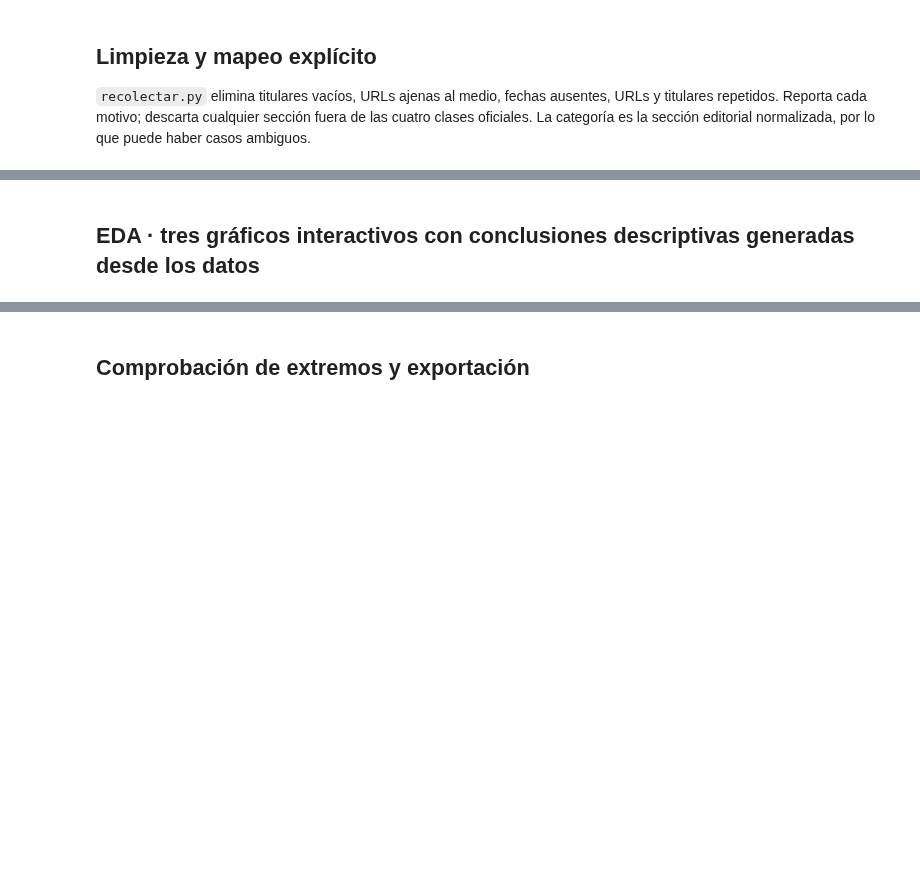
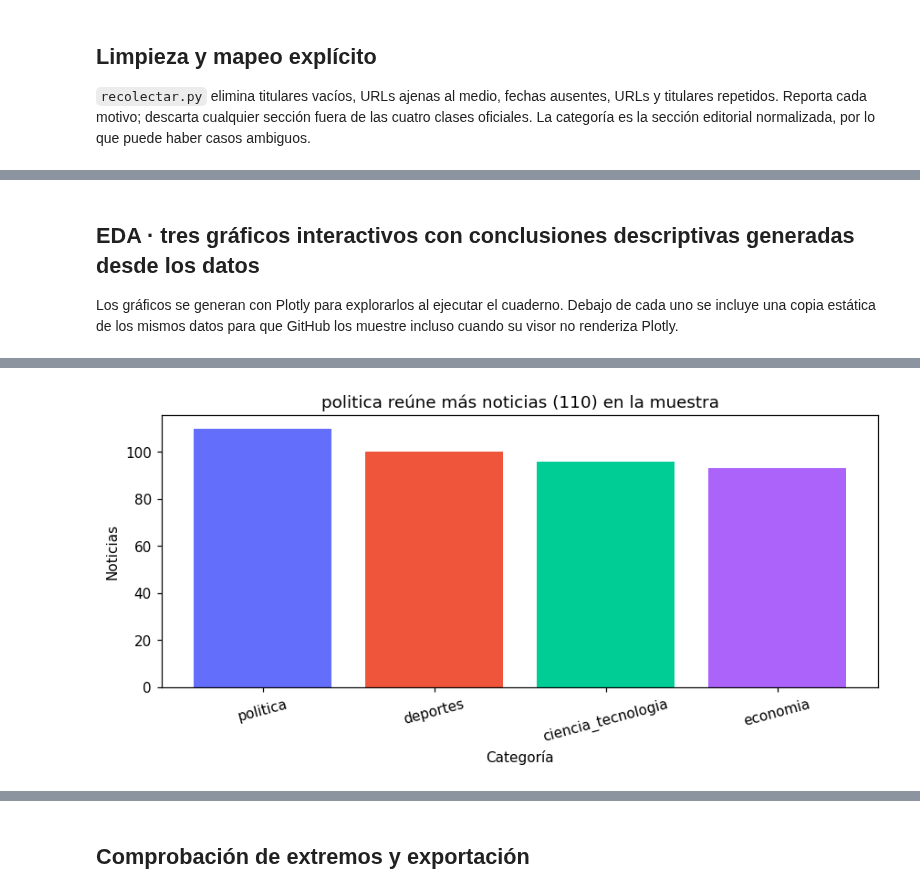
Before and after one commit to victorroman1998/Python_2, a Jupyter notebook: tarea_1/01_recoleccion.ipynb, the cells around one changed output, grey strips where cells are left out. Saved outputs shown, nothing was run; the diff lists cells and outputs as text; code cells hidden in the pictures; blank space fills up the shorter version.

Commit message:
eda: include visible chart images alongside interactive Plotly outputs

```diff
--- a/tarea_1/01_recoleccion.ipynb
+++ b/tarea_1/01_recoleccion.ipynb
@@ -69,14 +70,25 @@ Forma: (399, 7)
 | 4 | Comisión de Constitución del Sena... | El debate se reanudará desde las ... | La Republica | politica | https://larepublica.pe/politica/2... | 2026-10-18 | politica |
 # %% [markdown]
 ## EDA · tres gráficos interactivos con conclusiones descriptivas generadas desde los datos
+
+
+Los gráficos se generan con Plotly para explorarlos al ejecutar el cuaderno. Debajo de cada uno se incluye una copia estática de los mismos datos para que GitHub los muestre incluso cuando su visor no renderiza Plotly.
 # %%
 conteos = df['etiqueta'].value_counts().rename_axis('categoría').reset_index(name='noticias')
 mayor = conteos.iloc[0]
 fig = px.bar(conteos, x='categoría', y='noticias', color='categoría',
              title=f"{mayor['categoría']} reúne más noticias ({mayor['noticias']}) en la muestra")
 fig.show()
+
+fig_estatica, ax = plt.subplots(figsize=(8, 4))
+ax.bar(conteos['categoría'], conteos['noticias'], color=['#636efa', '#EF553B', '#00cc96', '#ab63fa'])
+ax.set(title=fig.layout.title.text, xlabel='Categoría', ylabel='Noticias')
+ax.tick_params(axis='x', rotation=15)
+fig_estatica.tight_layout()
+plt.show()
 # %% [output]
 [interactive output not drawn]
+[figure, added]
 # %%
 df['fecha'] = pd.to_datetime(df['fecha'], errors='coerce')
 assert df['fecha'].notna().all(), 'Hay fechas sin analizar: revisar la fuente.'
```
Also changed, not shown: parts of 3 cells of this notebook, 1 other file.
